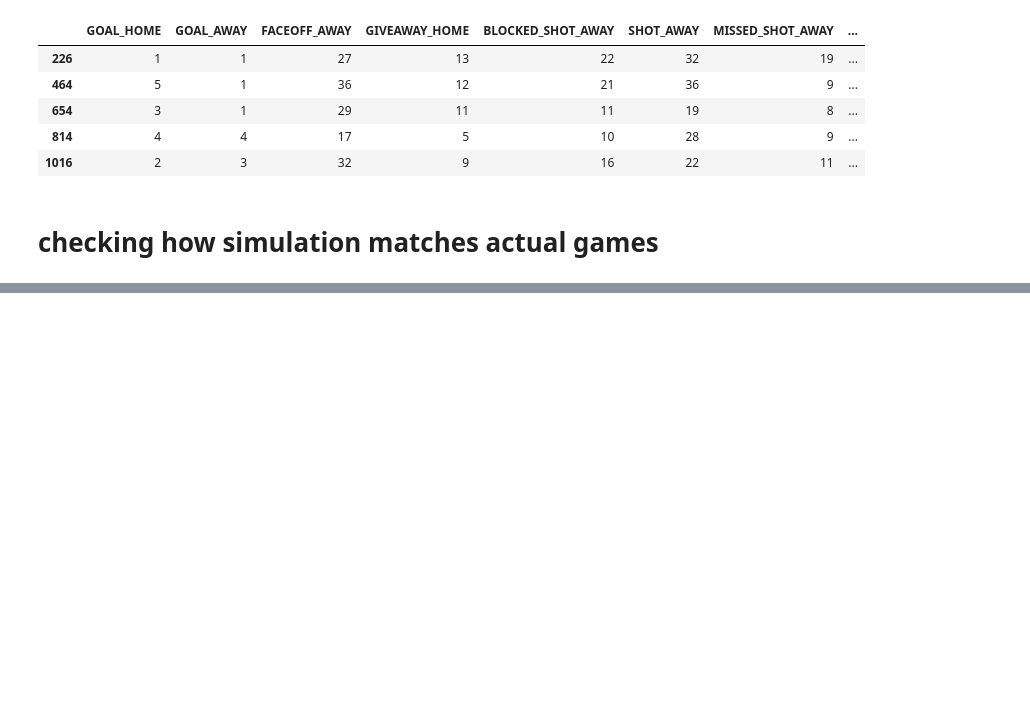
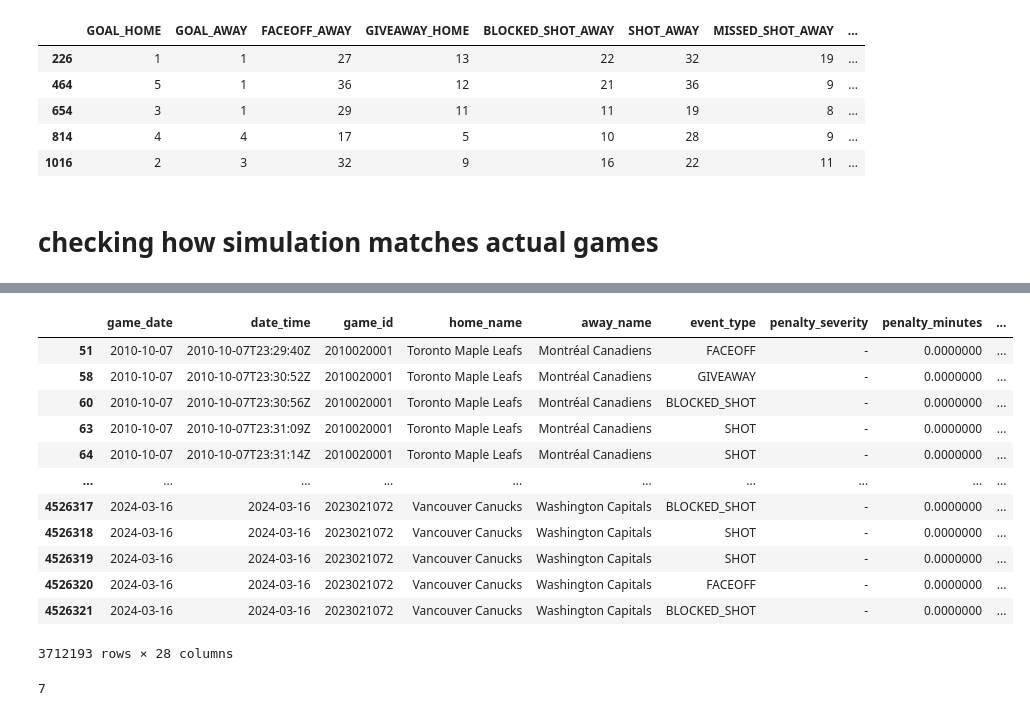
Before and after one commit to jeffxhansen/NHL_Win_Predictor, a Jupyter notebook: jeff.ipynb, the cells around one changed output, grey strips where cells are left out. Saved outputs shown, nothing was run; the diff lists cells and outputs as text; code cells hidden in the pictures; blank space fills up the shorter version.

```diff
--- a/jeff.ipynb
+++ b/jeff.ipynb
@@ -646,0 +772,18 @@ display(last_rows_df)
+# %%
+display(df)
+print(np.sum(df['event_team_type'] == '-'))
+# %% [output]
+|  | game_date | date_time | game_id | home_name | away_name | event_type | penalty_severity | penalty_minutes | ... |
+| 51 | 2010-10-07 | 2010-10-07T23:29:40Z | 2010020001 | Toronto Maple Leafs | Montréal Canadiens | FACEOFF | - | 0.0000000 | ... |
+| 58 | 2010-10-07 | 2010-10-07T23:30:52Z | 2010020001 | Toronto Maple Leafs | Montréal Canadiens | GIVEAWAY | - | 0.0000000 | ... |
+| 60 | 2010-10-07 | 2010-10-07T23:30:56Z | 2010020001 | Toronto Maple Leafs | Montréal Canadiens | BLOCKED_SHOT | - | 0.0000000 | ... |
+| 63 | 2010-10-07 | 2010-10-07T23:31:09Z | 2010020001 | Toronto Maple Leafs | Montréal Canadiens | SHOT | - | 0.0000000 | ... |
+| 64 | 2010-10-07 | 2010-10-07T23:31:14Z | 2010020001 | Toronto Maple Leafs | Montréal Canadiens | SHOT | - | 0.0000000 | ... |
+| ... | ... | ... | ... | ... | ... | ... | ... | ... | ... |
+| 4526317 | 2024-03-16 | 2024-03-16 | 2023021072 | Vancouver Canucks | Washington Capitals | BLOCKED_SHOT | - | 0.0000000 | ... |
+| 4526318 | 2024-03-16 | 2024-03-16 | 2023021072 | Vancouver Canucks | Washington Capitals | SHOT | - | 0.0000000 | ... |
+| 4526319 | 2024-03-16 | 2024-03-16 | 2023021072 | Vancouver Canucks | Washington Capitals | SHOT | - | 0.0000000 | ... |
+| 4526320 | 2024-03-16 | 2024-03-16 | 2023021072 | Vancouver Canucks | Washington Capitals | FACEOFF | - | 0.0000000 | ... |
+| 4526321 | 2024-03-16 | 2024-03-16 | 2023021072 | Vancouver Canucks | Washington Capitals | BLOCKED_SHOT | - | 0.0000000 | ... |
+3712193 rows × 28 columns
+7
```
Also changed, not shown: parts of 12 cells of this notebook, 2 other files.
